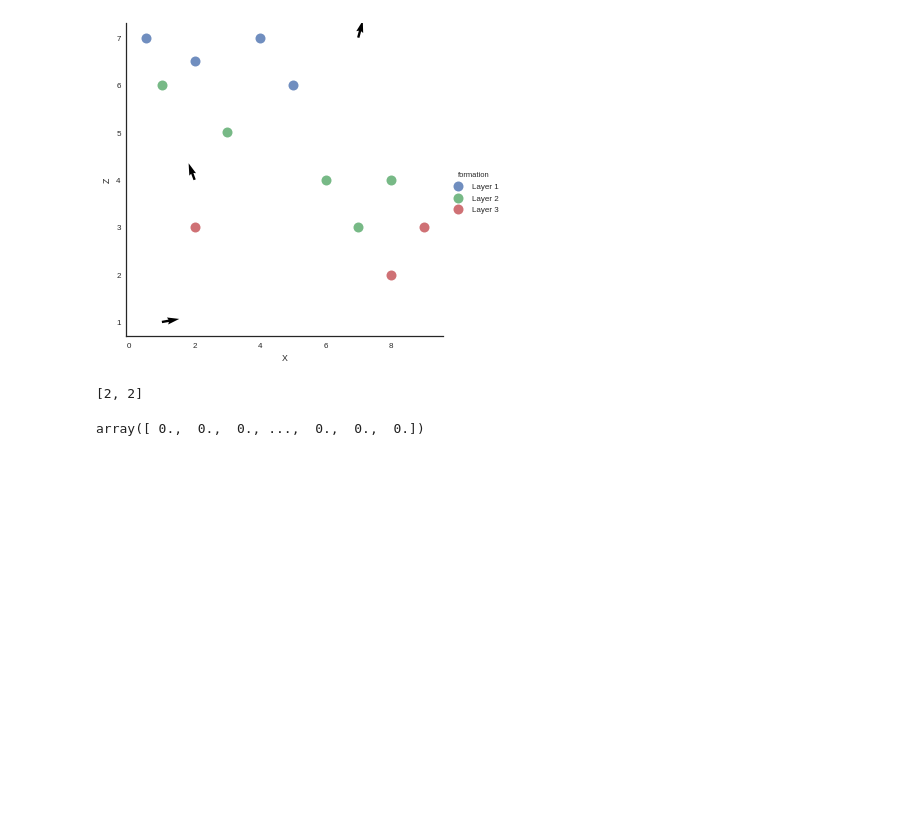
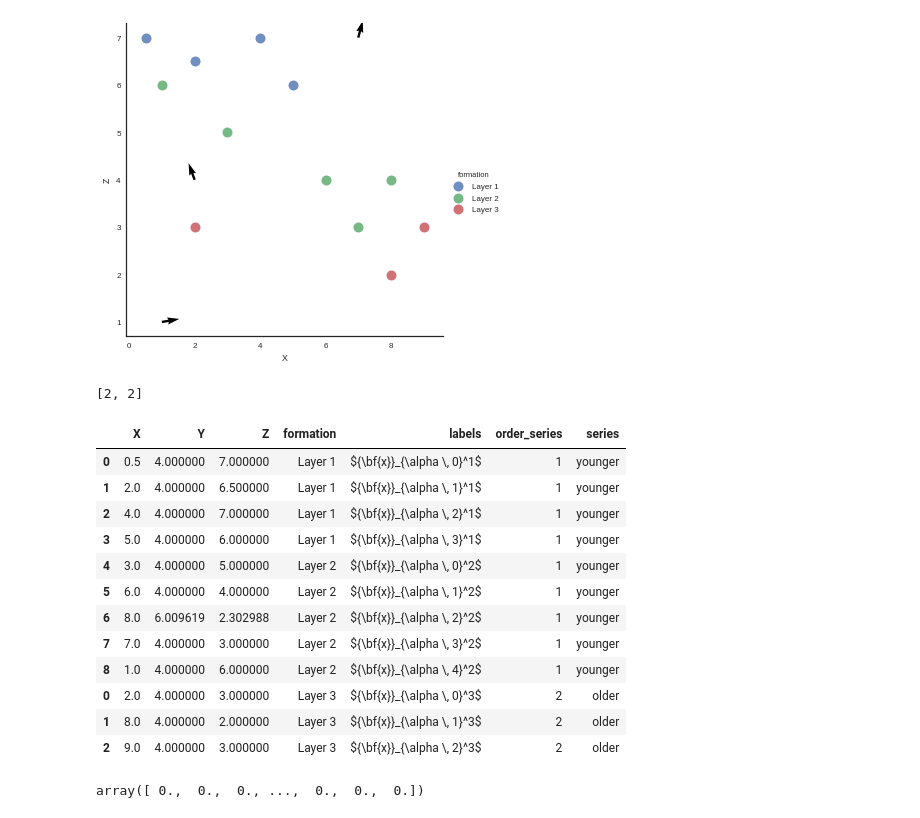
Before and after one commit to nre-aachen/gempy, a Jupyter notebook: Prototype Notebook/Example_2_Simple_PyMC3.ipynb, the cells around one changed output. Drawn from its saved outputs; the diff is of its cells as text; code cells hidden in the pictures; blank space fills up the shorter version.

```diff
--- a/Prototype Notebook/Example_2_Simple_PyMC3.ipynb
+++ b/Prototype Notebook/Example_2_Simple_PyMC3.ipynb
@@ -138,6 +138,22 @@ data_interp = GeMpy.set_interpolator(geo_data,
                                     )
 # %% [output]
 [2, 2]
+# %%
+geo_data.interfaces
+# %% [output]
+|  | X | Y | Z | formation | labels | order_series | series |
+| 0 | 0.5 | 4.000000 | 7.000000 | Layer 1 | ${\bf{x}}_{\alpha \, 0}^1$ | 1 | younger |
+| 1 | 2.0 | 4.000000 | 6.500000 | Layer 1 | ${\bf{x}}_{\alpha \, 1}^1$ | 1 | younger |
+| 2 | 4.0 | 4.000000 | 7.000000 | Layer 1 | ${\bf{x}}_{\alpha \, 2}^1$ | 1 | younger |
+| 3 | 5.0 | 4.000000 | 6.000000 | Layer 1 | ${\bf{x}}_{\alpha \, 3}^1$ | 1 | younger |
+| 4 | 3.0 | 4.000000 | 5.000000 | Layer 2 | ${\bf{x}}_{\alpha \, 0}^2$ | 1 | younger |
+| 5 | 6.0 | 4.000000 | 4.000000 | Layer 2 | ${\bf{x}}_{\alpha \, 1}^2$ | 1 | younger |
+| 6 | 8.0 | 6.009619 | 2.302988 | Layer 2 | ${\bf{x}}_{\alpha \, 2}^2$ | 1 | younger |
+| 7 | 7.0 | 4.000000 | 3.000000 | Layer 2 | ${\bf{x}}_{\alpha \, 3}^2$ | 1 | younger |
+| 8 | 1.0 | 4.000000 | 6.000000 | Layer 2 | ${\bf{x}}_{\alpha \, 4}^2$ | 1 | younger |
+| 0 | 2.0 | 4.000000 | 3.000000 | Layer 3 | ${\bf{x}}_{\alpha \, 0}^3$ | 2 | older |
+| 1 | 8.0 | 4.000000 | 2.000000 | Layer 3 | ${\bf{x}}_{\alpha \, 1}^3$ | 2 | older |
+| 2 | 9.0 | 4.000000 | 3.000000 | Layer 3 | ${\bf{x}}_{\alpha \, 2}^3$ | 2 | older |
 # %%
 data_interp.interpolator.tg.final_block[0].eval()
 # %% [output]
```
Also changed, not shown: parts of 1 cell of this notebook, 44 other files.
